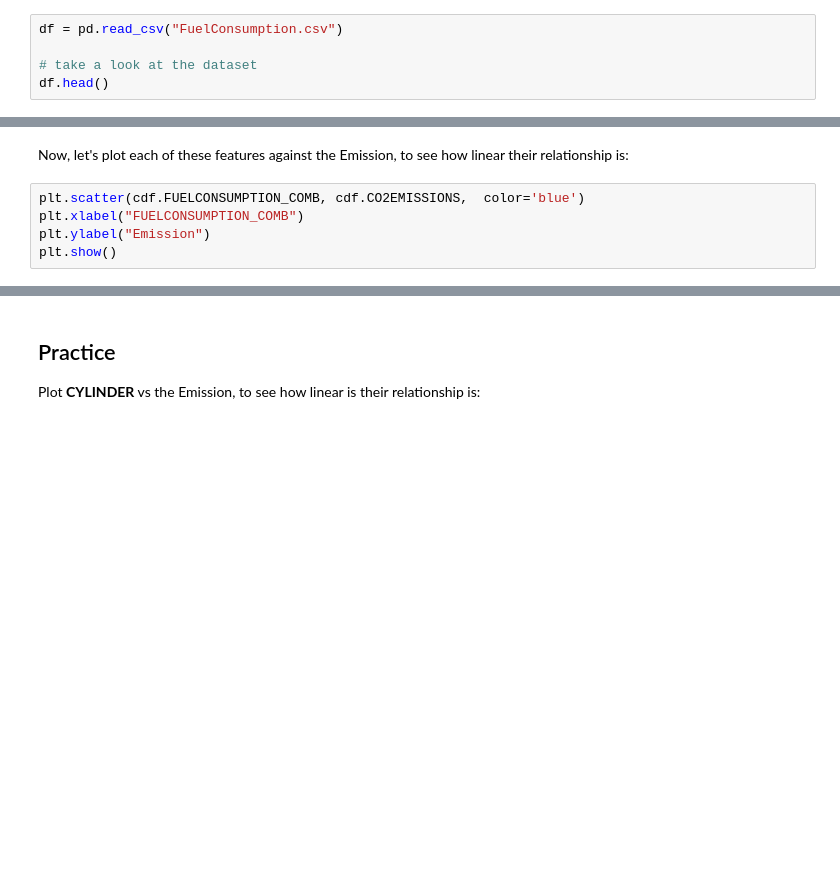
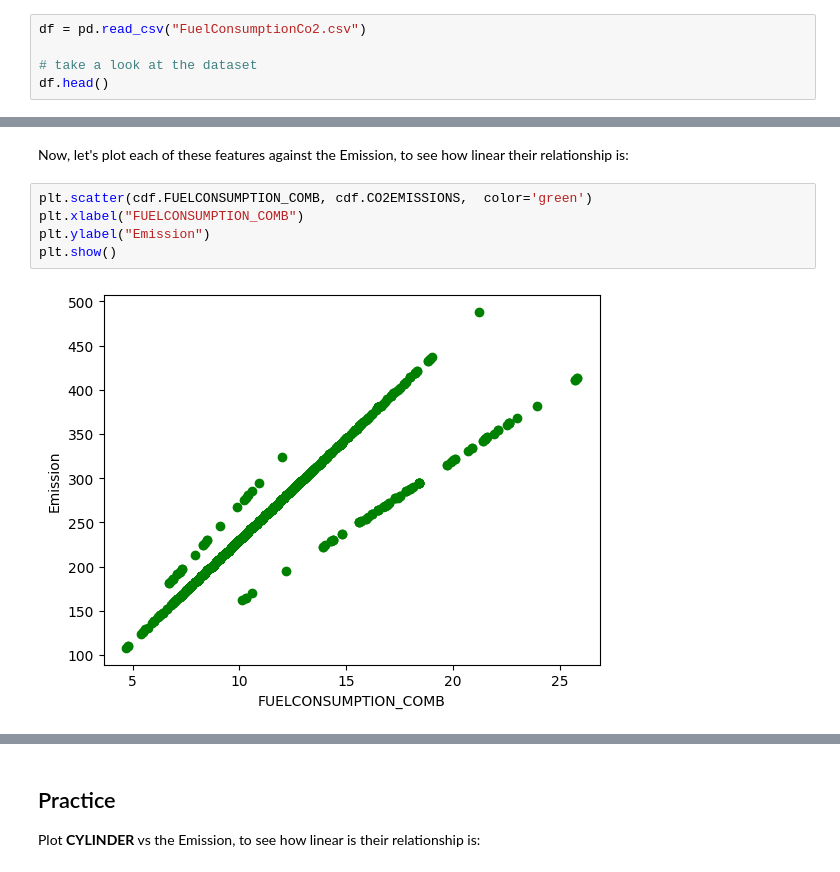
Before and after one commit to er-prateek-tripathi/Machine_Learning, a Jupyter notebook: IBM AI Engineering/Course-1-Machine Learning with Python/ML0101-Reg-Simple-Linear-Regression-Co2.ipynb, the cells around one changed output, grey strips where cells are left out. Cells and saved outputs as stored; diff of their text form; blank space fills up the shorter version.

```diff
--- a/IBM AI Engineering/Course-1-Machine Learning with Python/ML0101-Reg-Simple-Linear-Regression-Co2.ipynb
+++ b/IBM AI Engineering/Course-1-Machine Learning with Python/ML0101-Reg-Simple-Linear-Regression-Co2.ipynb
@@ -73,7 +65,7 @@ We have downloaded a fuel consumption dataset, **`FuelConsumption.csv`**, which
 # %% [markdown]
 ## Reading the data in
 # %%
-df = pd.read_csv("FuelConsumption.csv")
+df = pd.read_csv("FuelConsumptionCo2.csv")
 
 # take a look at the dataset
 df.head()
@@ -97,8 +119,10 @@ plt.show()
 # %% [markdown]
 Now, let's plot each of these features against the Emission, to see how linear their relationship is:
 # %%
-plt.scatter(cdf.FUELCONSUMPTION_COMB, cdf.CO2EMISSIONS,  color='blue')
+plt.scatter(cdf.FUELCONSUMPTION_COMB, cdf.CO2EMISSIONS,  color='green')
 plt.xlabel("FUELCONSUMPTION_COMB")
 plt.ylabel("Emission")
 plt.show()
+# %% [output]
+[figure, added]
 # %%
```
Also changed, not shown: parts of 23 cells of this notebook.
